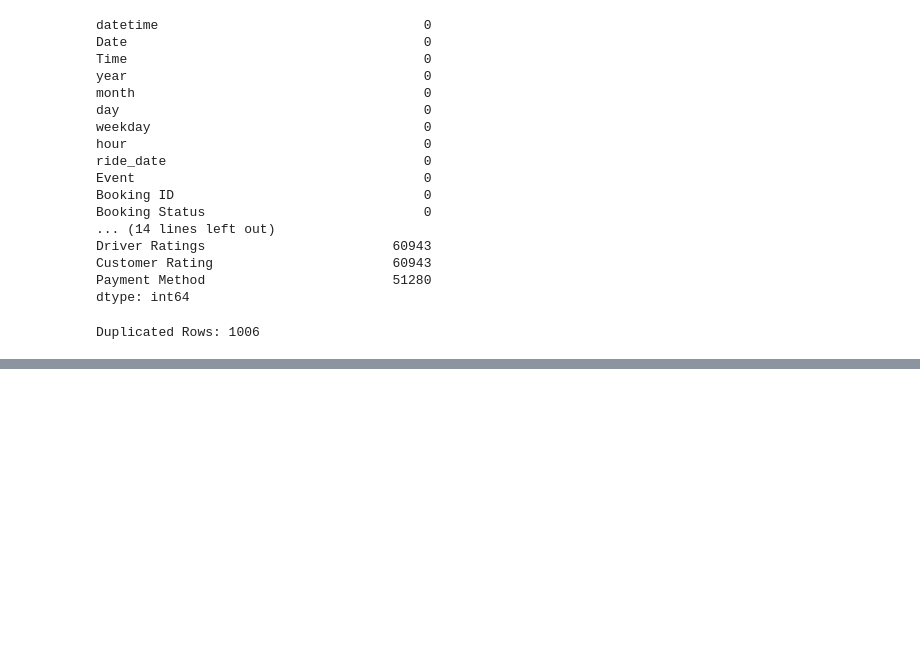
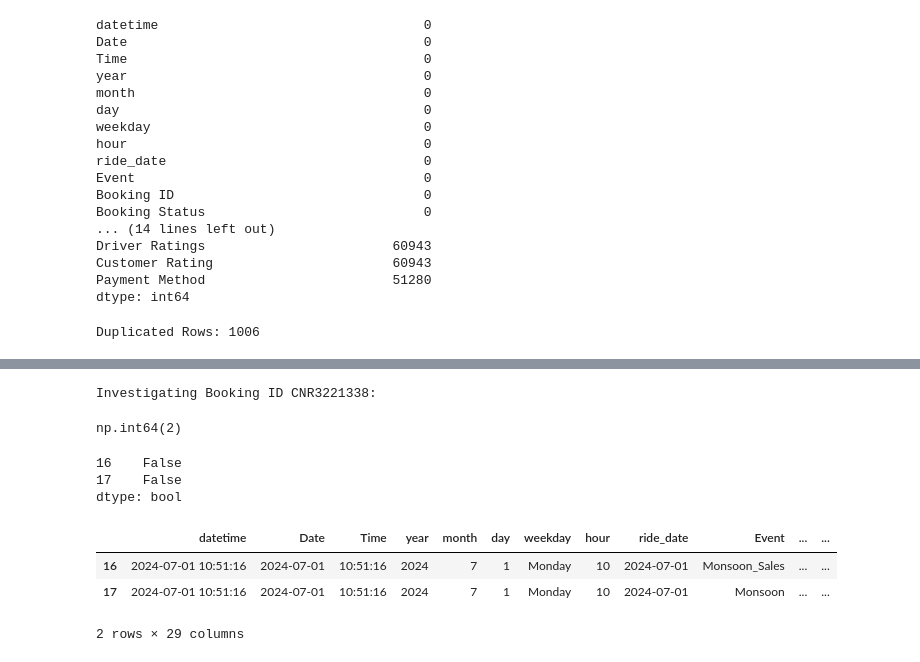
Before and after one commit to KRY-8xn/Spatiotemporal-Analysis-of-Ride-Hailing-Demand-and-Cancellation-Patterns-in-Delhi-NCR, a Jupyter notebook: notebooks/01_data_loading_and_inspection.ipynb, the cells around one changed output, grey strips where cells are left out. Cells and saved outputs as stored; diff of their text form; code cells hidden in the pictures; blank space fills up the shorter version.

```diff
--- a/notebooks/01_data_loading_and_inspection.ipynb
+++ b/notebooks/01_data_loading_and_inspection.ipynb
@@ -76,0 +568,17 @@ Duplicated Rows: 1006
+# %%
+print("Investigating Booking ID CNR3221338:")
+(df["Booking ID"]=="\"CNR3221338\"").sum()
+# %% [output]
+Investigating Booking ID CNR3221338:
+np.int64(2)
+# %%
+print(df[df["Booking ID"]=="\"CNR3221338\""].duplicated())
+df[df["Booking ID"]=="\"CNR3221338\""]
+# %% [output]
+16    False
+17    False
+dtype: bool
+|  | datetime | Date | Time | year | month | day | weekday | hour | ride_date | Event | ... | ... |
+| 16 | 2024-07-01 10:51:16 | 2024-07-01 | 10:51:16 | 2024 | 7 | 1 | Monday | 10 | 2024-07-01 | Monsoon_Sales | ... | ... |
+| 17 | 2024-07-01 10:51:16 | 2024-07-01 | 10:51:16 | 2024 | 7 | 1 | Monday | 10 | 2024-07-01 | Monsoon | ... | ... |
+2 rows × 29 columns
```
Also changed, not shown: parts of 47 cells of this notebook, 1 other file.
